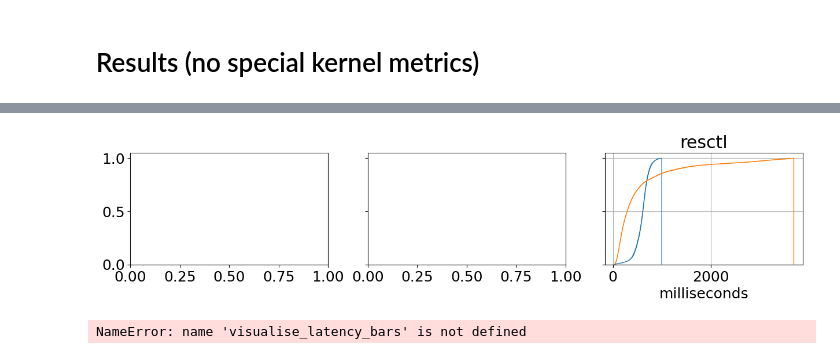
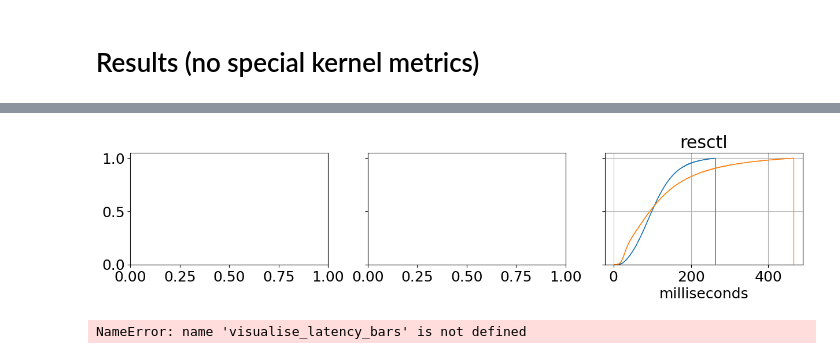
Before and after one commit to isstaif/CFS-LLF_main, a Jupyter notebook: notebooks/rd-hashd (fibo) experiments (compact).ipynb, the cells around one changed output, grey strips where cells are left out. Saved outputs shown, nothing was run; the diff lists cells and outputs as text; code cells hidden in the pictures.

```diff
--- a/notebooks/rd-hashd (fibo) experiments (compact).ipynb
+++ b/notebooks/rd-hashd (fibo) experiments (compact).ipynb
@@ -43,7 +43,7 @@ def reset_shares_llf_static(backend=backend_endpoint):
     print(r.text)
 
 def rd_hashd_benchmark_start(backend=backend_endpoint, func_count=0,duration=100,llf=False, ftrace_enabled=False):
-    params = { "funcs_count": func_count, "duration":duration, "llf": llf, 'ema': 1000 }
+    params = { "funcs_count": func_count, "duration":duration, "llf": llf }
     r = requests.get(f"http://{backend}/rd_hashd_benchmark_start", params=params, headers={})
     print(r.text)
 
@@ -480,7 +480,7 @@ nr_in_flight_per_func [] 0
 nr_done_per_func [] 0
 ValueError: max() arg is an empty sequence
 # %%
-# latencies_raw = rd_hashd_benchmark_latencies_all_funcs()
+latencies_raw = rd_hashd_benchmark_latencies_all_funcs()
 
 def process_latencies(latencies_raw):
 
@@ -525,4 +525,4 @@ def process_latencies(latencies_raw):
 #         plt.show()
     return df
 
-# process_latencies(latencies_raw)
+process_latencies(latencies_raw)
@@ -755,8 +769,7 @@ def rd_hashd_experiment(func_count = 20,
 # %%
 density_range = [x for x in range(12, 12*20, 12*4)]
 # density_range = [1,12]
-# density_range = [400]
+density_range = [400]
 results_notraceclean_cfs = {}
 
 results_notraceclean_llf = {}
-density_range
@@ -765,5 +776,3 @@ density_range
-# %%
-density_range = [204]
 # %%
 
 print(density_range)
@@ -887,35 +951,35 @@ def visualise_latency_cdf(results_cfs, results_llf, fig, ax,workload,func_count)
 #         print(index, count)
 
         if (count == func_count):
 
             quantile = 0.95
 
             # dfb[dfb<dfb.quantile(quantile)].hist(cumulative=True, density=1, bins=1000,
             #                                      histtype='step',
             #                                       label=f'{12}-funcs-CFS',ax=ax)
 
             df = dfs[index]
             df[df<df.quantile(quantile)].hist(cumulative=True, density=1, bins=1000,
                                               histtype='step',
                                               label=f'{count}-funcs-CFS',ax=ax)
 
             df = dfs_llf[index]
             df[df<df.quantile(quantile)].hist(cumulative=True, density=1, bins=1000,
                                               histtype='step',
                                               label=f'{count}-funcs-CFS-LLF',ax=ax)
 
 
             ax.set_title(workload,)
             ax.set_xlabel("milliseconds")
 
 fig, ax = plt.subplots(1,3,figsize=(15,2.5),sharey=True)
 
 # visualise_latency_cdf(results_notraceclean_cfs, results_notraceclean_llf,fig,ax[0],'resctl',1)
 # visualise_latency_cdf(results_notraceclean_cfs, results_notraceclean_llf,fig,ax[1],'resctl',12)
 # visualise_latency_cdf(results_notraceclean_cfs, results_notraceclean_llf,fig,ax[2],'resctl',204)
-visualise_latency_cdf(results_notraceclean_cfs, results_notraceclean_llf,fig,ax[2],'resctl',204)
+visualise_latency_cdf(results_notraceclean_cfs, results_notraceclean_llf,fig,ax[2],'resctl',400)
 # %% [output]
-[figure, old version]
+[figure, new version]
 # %%
 visualise_latency_bars(results_notraceclean_cfs, results_notraceclean_llf)
 # visualise_latency_cdf(results_notraceclean_cfs, results_notraceclean_llf)
```
Also changed, not shown: parts of 6 cells of this notebook.
